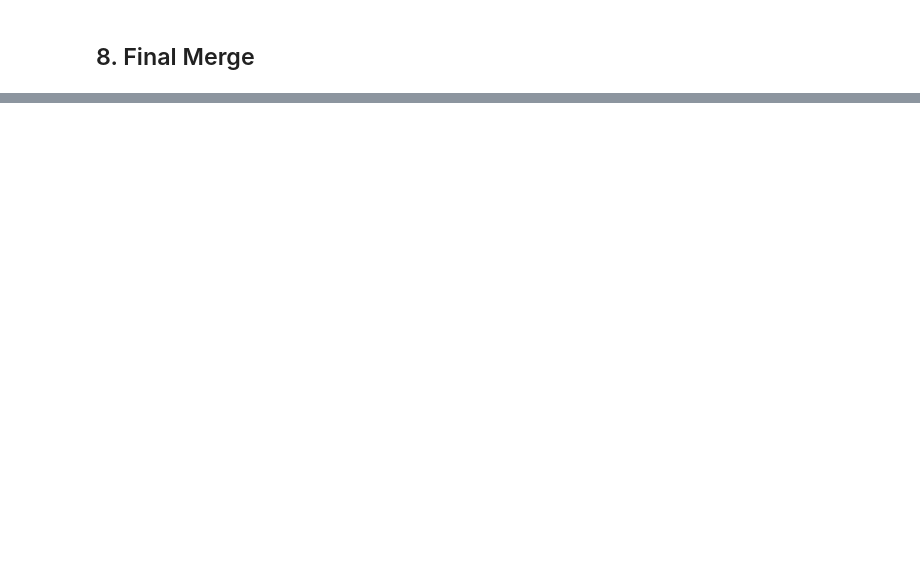
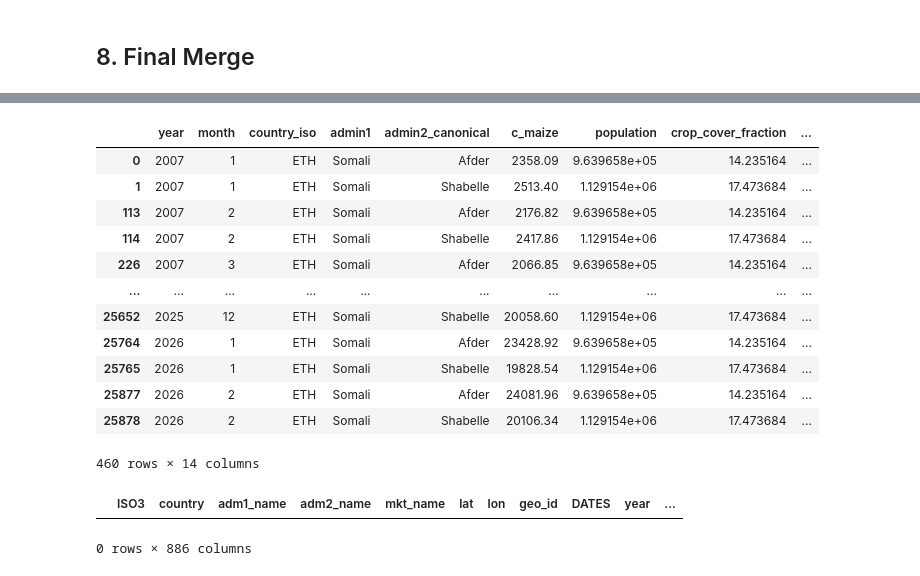
Before and after one commit to halim-jun/subnational_price_prediction, a Jupyter notebook: subnational_merge_notebook.ipynb, the cells around one changed output, grey strips where cells are left out. Saved outputs shown, nothing was run; the diff lists cells and outputs as text; code cells hidden in the pictures; blank space fills up the shorter version.

```diff
--- a/subnational_merge_notebook.ipynb
+++ b/subnational_merge_notebook.ipynb
@@ -347,0 +610,2 @@ KeyError: 'LONGITUDE'
+# %%
+spi_df = process_spi_data(admin_gdf, DATA_DIR, start_year=2007)
@@ -385,0 +795,11 @@ print(merged.head())
+# %%
+
+# Merge SPI Data
+if 'spi_df' in locals() and not spi_df.empty:
+    merged = pd.merge(merged, spi_df,
+                     left_on=['year', 'month', 'country_iso', 'admin1', 'admin2_canonical'],
+                     right_on = ['year', 'month', 'country_iso', 'admin1', 'admin2_canonical'],
+                     how='left')
+    logger.info(f"Merged SPI data. Shape: {merged.shape}")
+
+merged.head()
@@ -385,0 +814,21 @@ print(merged.head())
+# %%
+merged[merged['country_iso']=='ETH']
+# %% [output]
+|  | year | month | country_iso | admin1 | admin2_canonical | c_maize | population | crop_cover_fraction | ... |
+| 0 | 2007 | 1 | ETH | Somali | Afder | 2358.09 | 9.639658e+05 | 14.235164 | ... |
+| 1 | 2007 | 1 | ETH | Somali | Shabelle | 2513.40 | 1.129154e+06 | 17.473684 | ... |
+| 113 | 2007 | 2 | ETH | Somali | Afder | 2176.82 | 9.639658e+05 | 14.235164 | ... |
+| 114 | 2007 | 2 | ETH | Somali | Shabelle | 2417.86 | 1.129154e+06 | 17.473684 | ... |
+| 226 | 2007 | 3 | ETH | Somali | Afder | 2066.85 | 9.639658e+05 | 14.235164 | ... |
+| ... | ... | ... | ... | ... | ... | ... | ... | ... | ... |
+| 25652 | 2025 | 12 | ETH | Somali | Shabelle | 20058.60 | 1.129154e+06 | 17.473684 | ... |
+| 25764 | 2026 | 1 | ETH | Somali | Afder | 23428.92 | 9.639658e+05 | 14.235164 | ... |
+| 25765 | 2026 | 1 | ETH | Somali | Shabelle | 19828.54 | 1.129154e+06 | 17.473684 | ... |
+| 25877 | 2026 | 2 | ETH | Somali | Afder | 24081.96 | 9.639658e+05 | 14.235164 | ... |
+| 25878 | 2026 | 2 | ETH | Somali | Shabelle | 20106.34 | 1.129154e+06 | 17.473684 | ... |
+460 rows × 14 columns
+# %%
+price_df[price_df['ISO3']=='ETH']
+# %% [output]
+|  | ISO3 | country | adm1_name | adm2_name | mkt_name | lat | lon | geo_id | DATES | year | ... |
+0 rows × 886 columns
```
Also changed, not shown: parts of 23 cells of this notebook.
